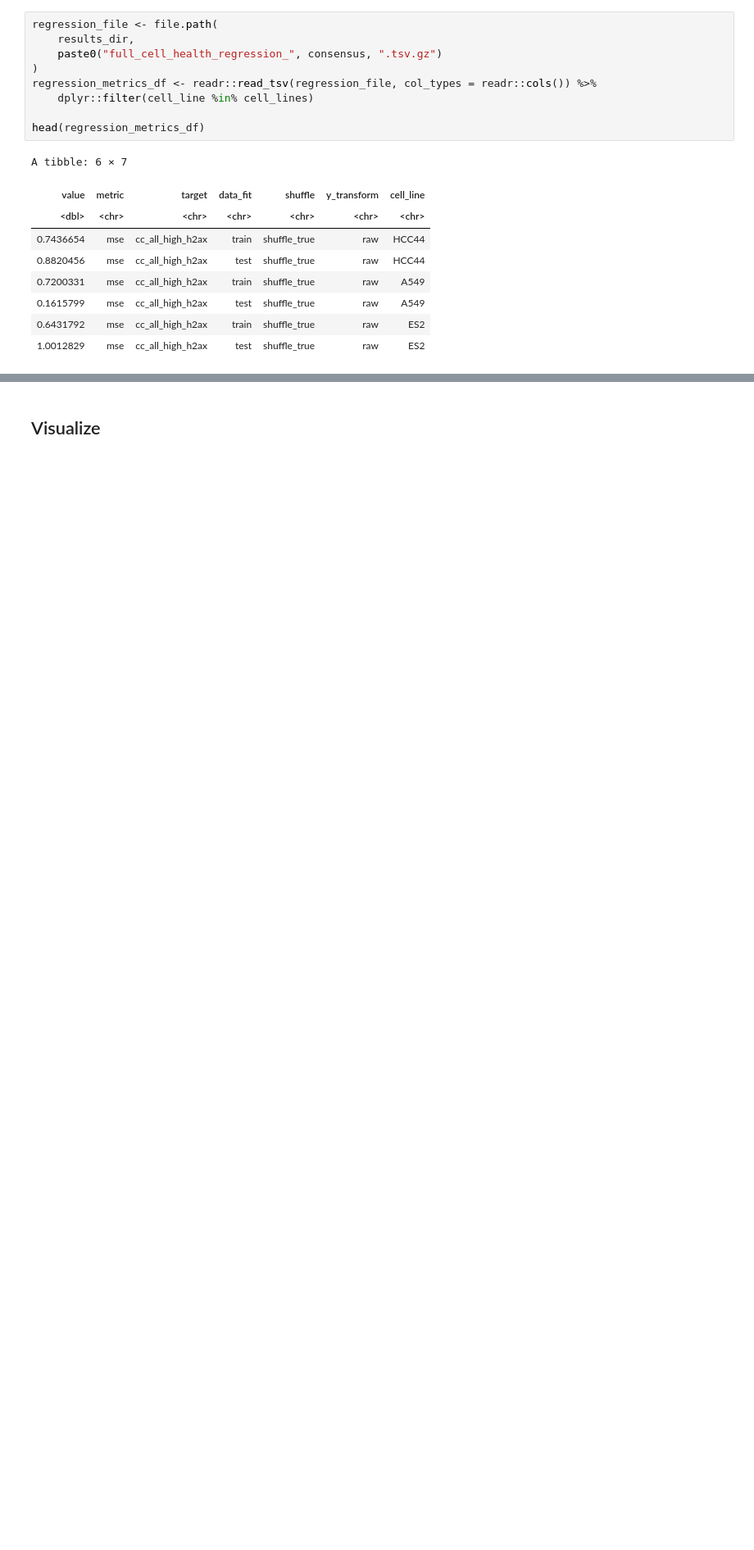
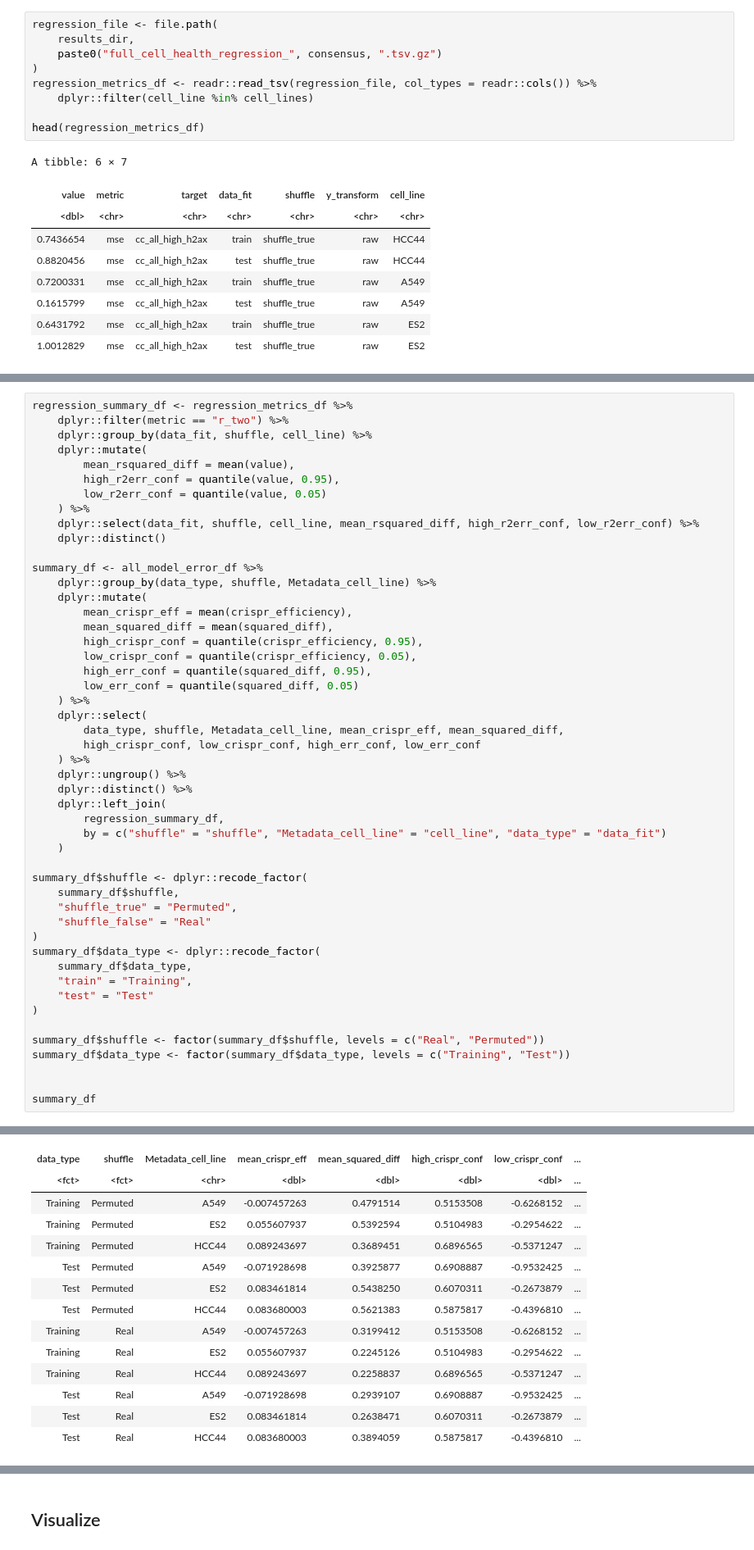
Before and after one commit to broadinstitute/cell-health, a Jupyter notebook: 3.train/7.visualize-cell-line-performance.ipynb, the cells around one changed output, grey strips where cells are left out. Shown at 82% size. Cells and saved outputs as stored; diff of their text form; blank space fills up the shorter version.

```diff
--- a/3.train/7.visualize-cell-line-performance.ipynb
+++ b/3.train/7.visualize-cell-line-performance.ipynb
@@ -100,0 +153,50 @@ A tibble: 6 × 7
+# %%
+regression_summary_df <- regression_metrics_df %>%
+    dplyr::filter(metric == "r_two") %>%
+    dplyr::group_by(data_fit, shuffle, cell_line) %>%
+    dplyr::mutate(
+        mean_rsquared_diff = mean(value),
+        high_r2err_conf = quantile(value, 0.95),
+        low_r2err_conf = quantile(value, 0.05)
+    ) %>%
+    dplyr::select(data_fit, shuffle, cell_line, mean_rsquared_diff, high_r2err_conf, low_r2err_conf) %>%
+    dplyr::distinct()
+
+summary_df <- all_model_error_df %>%
+    dplyr::group_by(data_type, shuffle, Metadata_cell_line) %>%
+    dplyr::mutate(
+        mean_crispr_eff = mean(crispr_efficiency),
+        mean_squared_diff = mean(squared_diff),
+        high_crispr_conf = quantile(crispr_efficiency, 0.95),
+        low_crispr_conf = quantile(crispr_efficiency, 0.05),
+        high_err_conf = quantile(squared_diff, 0.95),
+        low_err_conf = quantile(squared_diff, 0.05)
+    ) %>%
+    dplyr::select(
+        data_type, shuffle, Metadata_cell_line, mean_crispr_eff, mean_squared_diff,
+        high_crispr_conf, low_crispr_conf, high_err_conf, low_err_conf
+    ) %>%
+    dplyr::ungroup() %>%
+    dplyr::distinct() %>%
+    dplyr::left_join(
+        regression_summary_df,
+        by = c("shuffle" = "shuffle", "Metadata_cell_line" = "cell_line", "data_type" = "data_fit")
+    )
+
+summary_df$shuffle <- dplyr::recode_factor(
+    summary_df$shuffle,
+    "shuffle_true" = "Permuted",
+    "shuffle_false" = "Real"
+)
+summary_df$data_type <- dplyr::recode_factor(
+    summary_df$data_type,
+    "train" = "Training",
+    "test" = "Test"
+)
+
+summary_df$shuffle <- factor(summary_df$shuffle, levels = c("Real", "Permuted"))
+summary_df$data_type <- factor(summary_df$data_type, levels = c("Training", "Test"))
+
+
+summary_df
+# %% [output]
@@ -100,0 +204,14 @@ A tibble: 6 × 7
+| data_type | shuffle | Metadata_cell_line | mean_crispr_eff | mean_squared_diff | high_crispr_conf | low_crispr_conf | ... |
+| <fct> | <fct> | <chr> | <dbl> | <dbl> | <dbl> | <dbl> | ... |
+| Training | Permuted | A549 | -0.007457263 | 0.4791514 | 0.5153508 | -0.6268152 | ... |
+| Training | Permuted | ES2 | 0.055607937 | 0.5392594 | 0.5104983 | -0.2954622 | ... |
+| Training | Permuted | HCC44 | 0.089243697 | 0.3689451 | 0.6896565 | -0.5371247 | ... |
+| Test | Permuted | A549 | -0.071928698 | 0.3925877 | 0.6908887 | -0.9532425 | ... |
+| Test | Permuted | ES2 | 0.083461814 | 0.5438250 | 0.6070311 | -0.2673879 | ... |
+| Test | Permuted | HCC44 | 0.083680003 | 0.5621383 | 0.5875817 | -0.4396810 | ... |
+| Training | Real | A549 | -0.007457263 | 0.3199412 | 0.5153508 | -0.6268152 | ... |
+| Training | Real | ES2 | 0.055607937 | 0.2245126 | 0.5104983 | -0.2954622 | ... |
+| Training | Real | HCC44 | 0.089243697 | 0.2258837 | 0.6896565 | -0.5371247 | ... |
+| Test | Real | A549 | -0.071928698 | 0.2939107 | 0.6908887 | -0.9532425 | ... |
+| Test | Real | ES2 | 0.083461814 | 0.2638471 | 0.6070311 | -0.2673879 | ... |
+| Test | Real | HCC44 | 0.083680003 | 0.3894059 | 0.5875817 | -0.4396810 | ... |
```
Also changed, not shown: parts of 10 cells of this notebook, 1 other file.
